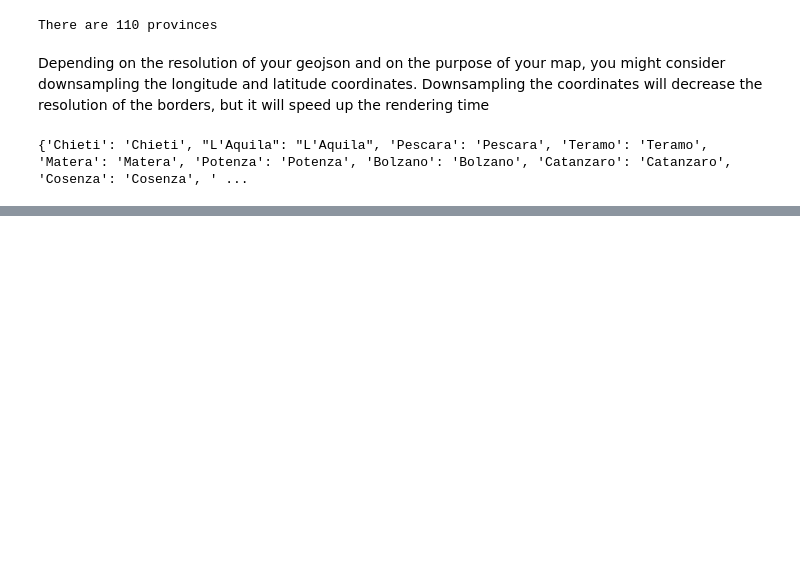
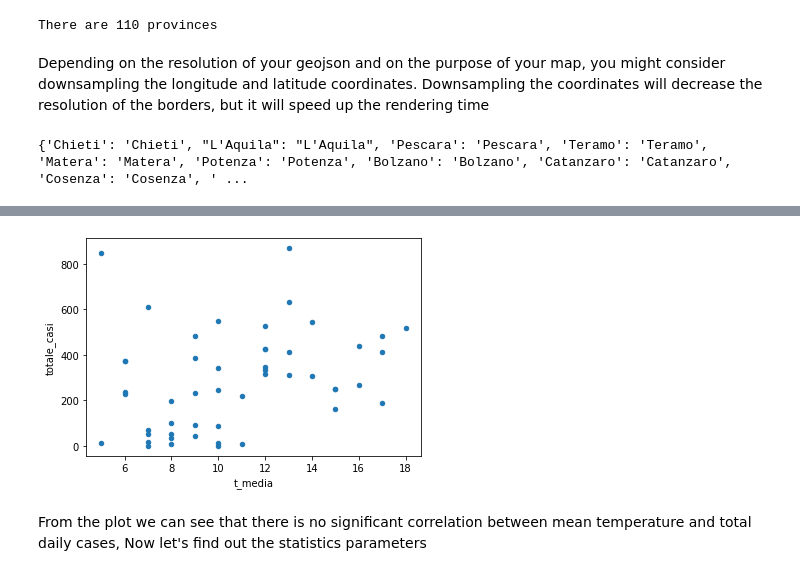
Before and after one commit to aribasadme/COVID19, a Jupyter notebook: covid19_italia.ipynb, the cells around one changed output, grey strips where cells are left out. Saved outputs shown, nothing was run; the diff lists cells and outputs as text; code cells hidden in the pictures; blank space fills up the shorter version.

```diff
--- a/covid19_italia.ipynb
+++ b/covid19_italia.ipynb
@@ -640,0 +752,8 @@ plt.show()
+# %%
+# Scatter plot with t_media and totale_casi
+df_joined.plot.scatter(x='t_media', y='totale_casi')
+plt.show()
+# %% [output]
+[figure, added]
+# %% [markdown]
+From the plot we can see that there is no significant correlation between mean temperature and total daily cases, Now let's find out the statistics parameters
```
Also changed, not shown: parts of 24 cells of this notebook, 1 other file.
